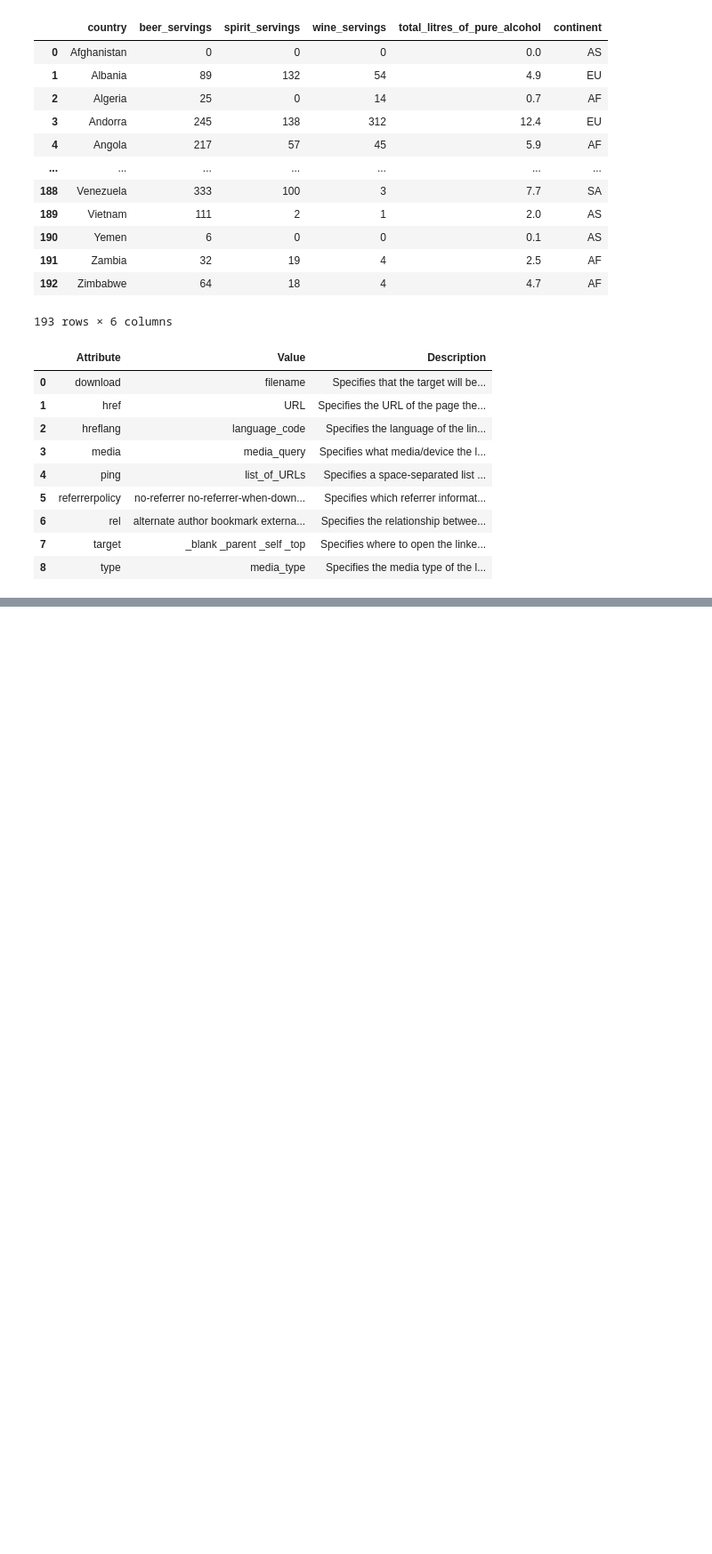
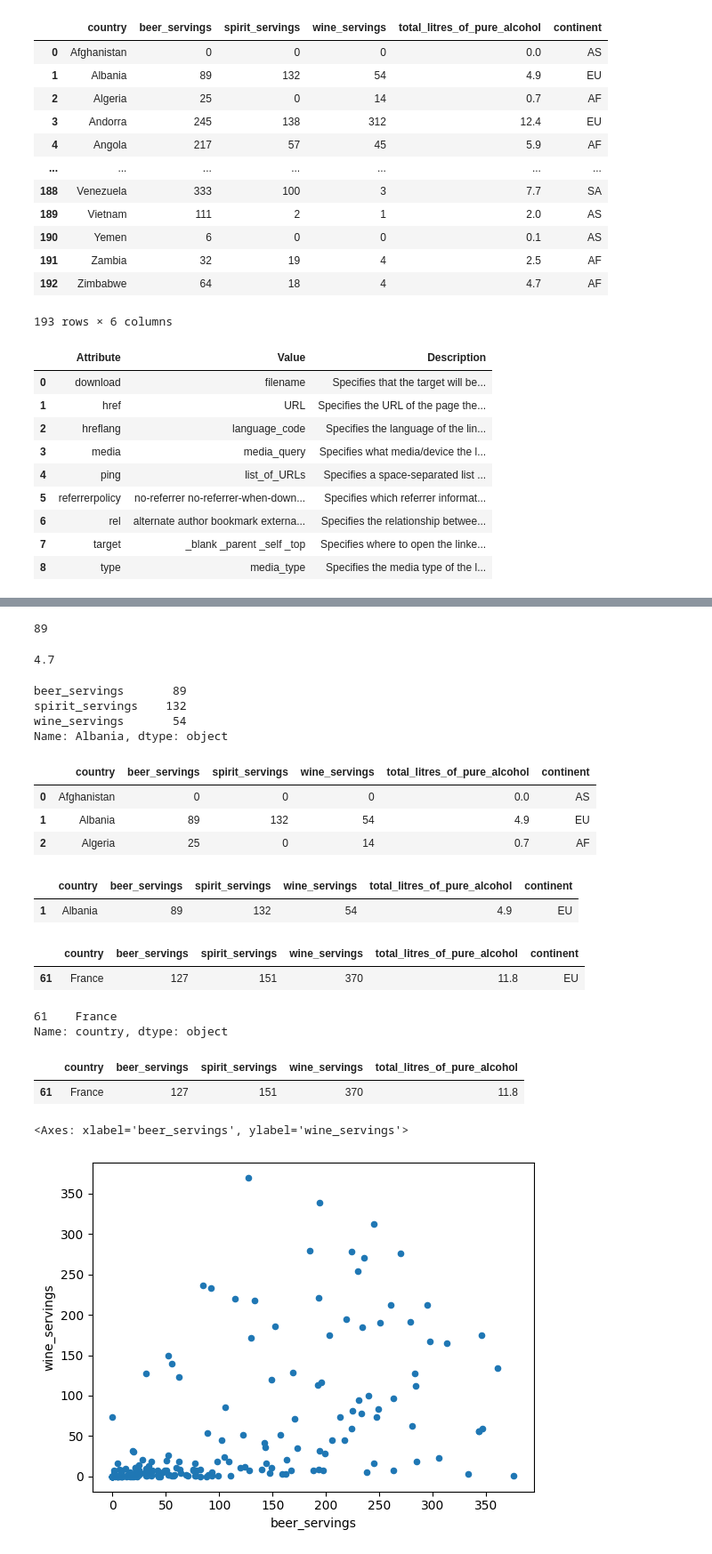
Before and after one commit to MartinaGeorgieva17/Home-Works, a Jupyter notebook: Exersise Python/Exersise Lekciq 24 29.05.2024/data_analysis.ipynb, the cells around one changed output, grey strips where cells are left out. Shown at 89% size. Drawn from its saved outputs; the diff is of its cells as text; code cells hidden in the pictures; blank space fills up the shorter version.

```diff
--- a/Exersise Python/Exersise Lekciq 24 29.05.2024/data_analysis.ipynb
+++ b/Exersise Python/Exersise Lekciq 24 29.05.2024/data_analysis.ipynb
@@ -134,0 +193,2 @@ html_tables[1]
+# %%
+df.set_index('country')
@@ -134,0 +210,5 @@ html_tables[1]
+# %%
+# създаваме нови данни и ги запаметяваме
+
+country_indexed_df=df.set_index('country')
+country_indexed_df
@@ -134,0 +230,3 @@ html_tables[1]
+# %%
+country_indexed_df=df.set_index('country')
+country_indexed_df.head(3)
@@ -134,0 +239,58 @@ html_tables[1]
+# %%
+country_indexed_df.loc['Albania', 'beer_servings']
+# %% [output]
+89
+# %%
+# get last row, second from right column
+
+country_indexed_df.iloc[-1,-2]
+# %% [output]
+4.7
+# %%
+# Слайсване
+
+country_indexed_df.iloc[1, 0:3]
+# %% [output]
+beer_servings       89
+spirit_servings    132
+wine_servings       54
+Name: Albania, dtype: object
+# %%
+df.head(3)
+# %% [output]
+|  | country | beer_servings | spirit_servings | wine_servings | total_litres_of_pure_alcohol | continent |
+| 0 | Afghanistan | 0 | 0 | 0 | 0.0 | AS |
+| 1 | Albania | 89 | 132 | 54 | 4.9 | EU |
+| 2 | Algeria | 25 | 0 | 14 | 0.7 | AF |
+# %%
+# get all colums for country=='Albania'
+
+df[df['country']=='Albania']
+# %% [output]
+|  | country | beer_servings | spirit_servings | wine_servings | total_litres_of_pure_alcohol | continent |
+| 1 | Albania | 89 | 132 | 54 | 4.9 | EU |
+# %%
+# which country consumes most wine
+
+max_wine=df['wine_servings'].max()
+df[df['wine_servings']==max_wine]
+# %% [output]
+|  | country | beer_servings | spirit_servings | wine_servings | total_litres_of_pure_alcohol | continent |
+| 61 | France | 127 | 151 | 370 | 11.8 | EU |
+# %%
+max_wine=df['wine_servings'].max()
+df.loc[df['wine_servings']==max_wine, 'country']
+# %% [output]
+61    France
+Name: country, dtype: object
+# %%
+max_wine=df['wine_servings'].max()
+df.loc[df['wine_servings']==max_wine, 'country':'total_litres_of_pure_alcohol']
+# %% [output]
+|  | country | beer_servings | spirit_servings | wine_servings | total_litres_of_pure_alcohol |
+| 61 | France | 127 | 151 | 370 | 11.8 |
+# %%
+df.plot.scatter(x='beer_servings', y= 'wine_servings')
+# %% [output]
+<Axes: xlabel='beer_servings', ylabel='wine_servings'>
+[figure, added]
```
Also changed, not shown: parts of 11 cells of this notebook.
